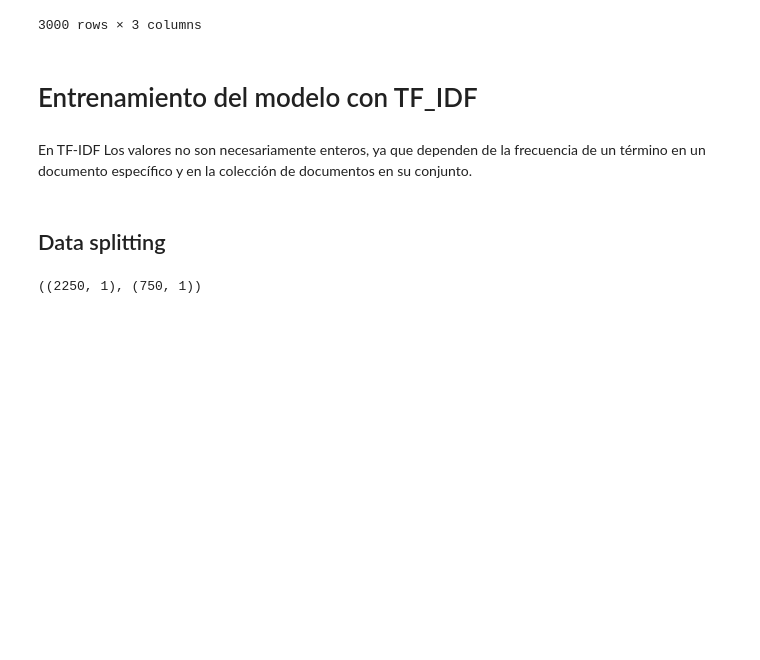
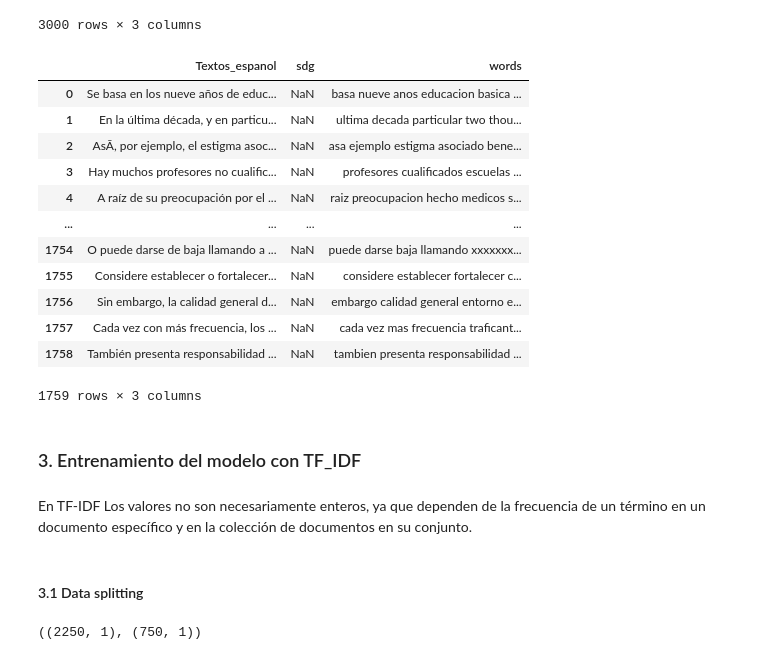
Before and after one commit to pdazad/ProyectoBI-G17, a Jupyter notebook: Etapa1/Fases/Modelado/AnalisisTextosODS.ipynb, the cells around one changed output. Drawn from its saved outputs; the diff is of its cells as text; code cells hidden in the pictures; blank space fills up the shorter version.

```diff
--- a/Etapa1/Fases/Modelado/AnalisisTextosODS.ipynb
+++ b/Etapa1/Fases/Modelado/AnalisisTextosODS.ipynb
@@ -175,4 +197,6 @@ Name: proportion, dtype: float64
 Se puede ver una distribución equitativa de los datos en los tres grupos de ODS
 # %%
 data_t["Textos_espanol"] = data_t["Textos_espanol"].astype(str)
+# %%
+data_t_nuevo["Textos_espanol"] = data_t_nuevo["Textos_espanol"].astype(str)
 # %% [markdown]
@@ -187,6 +211,16 @@ def fix_malformed_words(text):
 
 # Aplica la función a tu DataFrame
 data_t['Textos_espanol'] = data_t['Textos_espanol'].apply(fix_malformed_words)
+# %%
+import ftfy
+
+def fix_malformed_words(text):
+    # Utiliza ftfy para corregir problemas de codificación
+    text = ftfy.fix_text(text)
+    return text
+
+# Aplica la función a tu DataFrame
+data_t_nuevo['Textos_espanol'] = data_t_nuevo['Textos_espanol'].apply(fix_malformed_words)
 # %%
 #Se verifica que se haya realizado la corrección
 data_t.head(5)
@@ -345,0 +408,17 @@ nuevo_df.to_csv('nuevo_archivo.csv', index=False)
+# %%
+data_t_nuevo['words'] = data_t_nuevo['words'].apply(lambda x: ' '.join(map(str, x)))
+data_t_nuevo
+# %% [output]
+|  | Textos_espanol | sdg | words |
+| 0 | Se basa en los nueve años de educ... | NaN | basa nueve anos educacion basica ... |
+| 1 | En la última década, y en particu... | NaN | ultima decada particular two thou... |
+| 2 | AsÃ, por ejemplo, el estigma asoc... | NaN | asa ejemplo estigma asociado bene... |
+| 3 | Hay muchos profesores no cualific... | NaN | profesores cualificados escuelas ... |
+| 4 | A raíz de su preocupación por el ... | NaN | raiz preocupacion hecho medicos s... |
+| ... | ... | ... | ... |
+| 1754 | O puede darse de baja llamando a ... | NaN | puede darse baja llamando xxxxxxx... |
+| 1755 | Considere establecer o fortalecer... | NaN | considere establecer fortalecer c... |
+| 1756 | Sin embargo, la calidad general d... | NaN | embargo calidad general entorno e... |
+| 1757 | Cada vez con más frecuencia, los ... | NaN | cada vez mas frecuencia traficant... |
+| 1758 | También presenta responsabilidad ... | NaN | tambien presenta responsabilidad ... |
+1759 rows × 3 columns
@@ -346,9 +427,9 @@ nuevo_df.to_csv('nuevo_archivo.csv', index=False)
 # %% [markdown]
-# Entrenamiento del modelo con TF_IDF
+### 3. Entrenamiento del modelo con TF_IDF
 # %% [markdown]
 En TF-IDF Los valores no son necesariamente enteros, ya que dependen de la frecuencia de un término en un documento específico y en la colección de documentos en su conjunto.
 # %% [markdown]
-## Data splitting
+#### 3.1 Data splitting
 # %%
 X_train, X_test, y_train, y_test = train_test_split(data_t[["words"]], data_t["sdg"], random_state=1, stratify=data_t['sdg'])
 # %%
```
Also changed, not shown: parts of 47 cells of this notebook, 2 other files.
